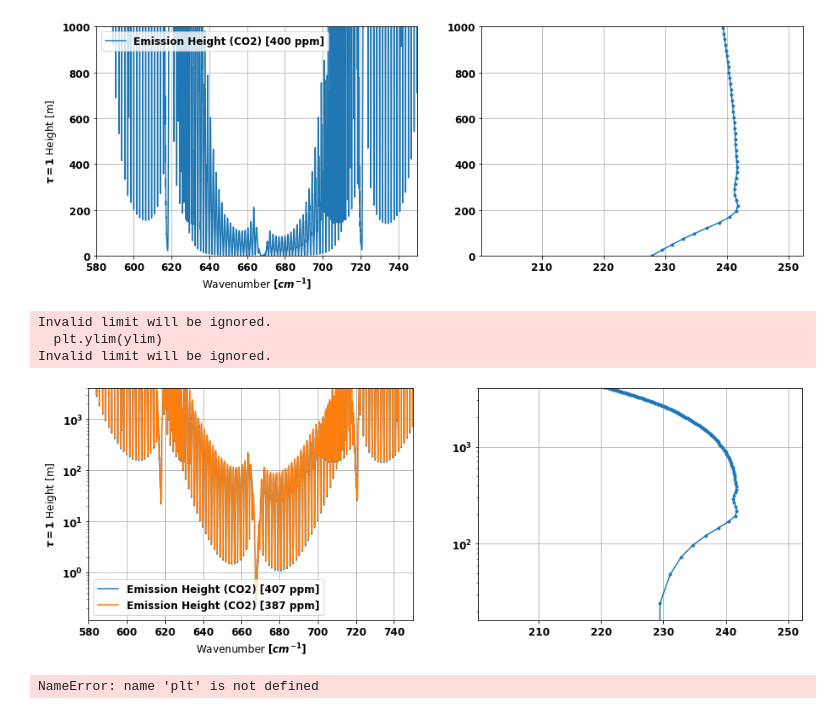
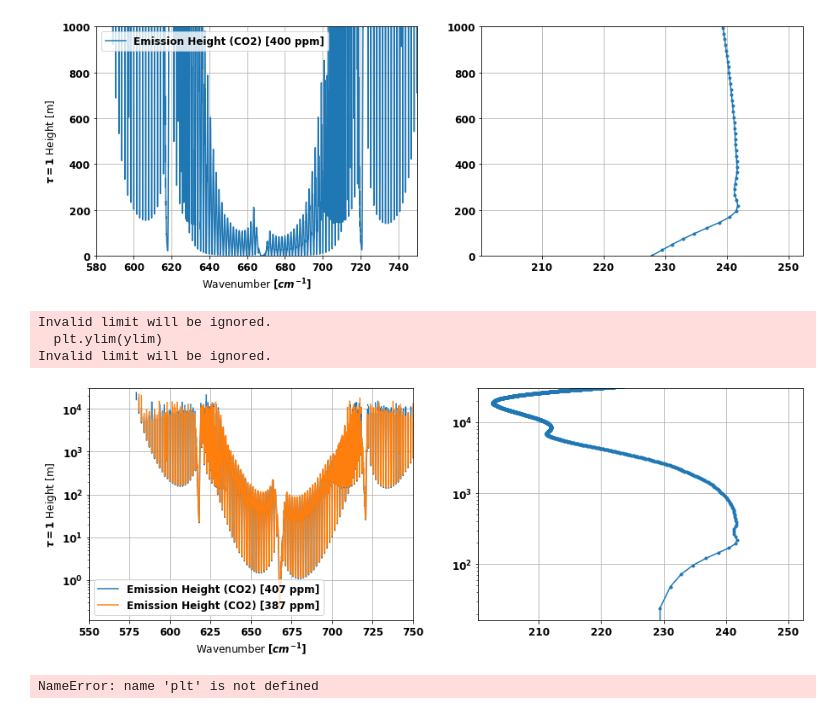
Before and after one commit to costachris/arctic_surface_forcing, a Jupyter notebook: rad_transfer_python/simulate_radiances_main.ipynb, the cells around one changed output. Drawn from its saved outputs; the diff is of its cells as text; code cells hidden in the pictures.

```diff
--- a/rad_transfer_python/simulate_radiances_main.ipynb
+++ b/rad_transfer_python/simulate_radiances_main.ipynb
@@ -859,16 +859,16 @@ plot_emission_height(nu_, tau_wl, interp_prof[1], interp_prof[0],
 # %%
 wl_nm = wl_nu*1e6
 plot_emission_height(nu_, tau_wl_co2_407, interp_prof[1], interp_prof[0],
                      label = 'Emission Height (CO2) [407 ppm]',
                      tau_wl_2 = tau_wl_co2_387,
                      label_2 = 'Emission Height (CO2) [387 ppm]',
-                     xlim = [580,750], ylim = [0, 4000],
+                     xlim = [550,750], ylim = [0, 30000],
                      log_scale = True)
 # %% [output]
 Invalid limit will be ignored.
   plt.ylim(ylim)
 Invalid limit will be ignored.
-[figure, old version]
+[figure, new version]
 # %%
 
 %run simulate_radiances_utils.py
```
Also changed, not shown: 2 other files.
